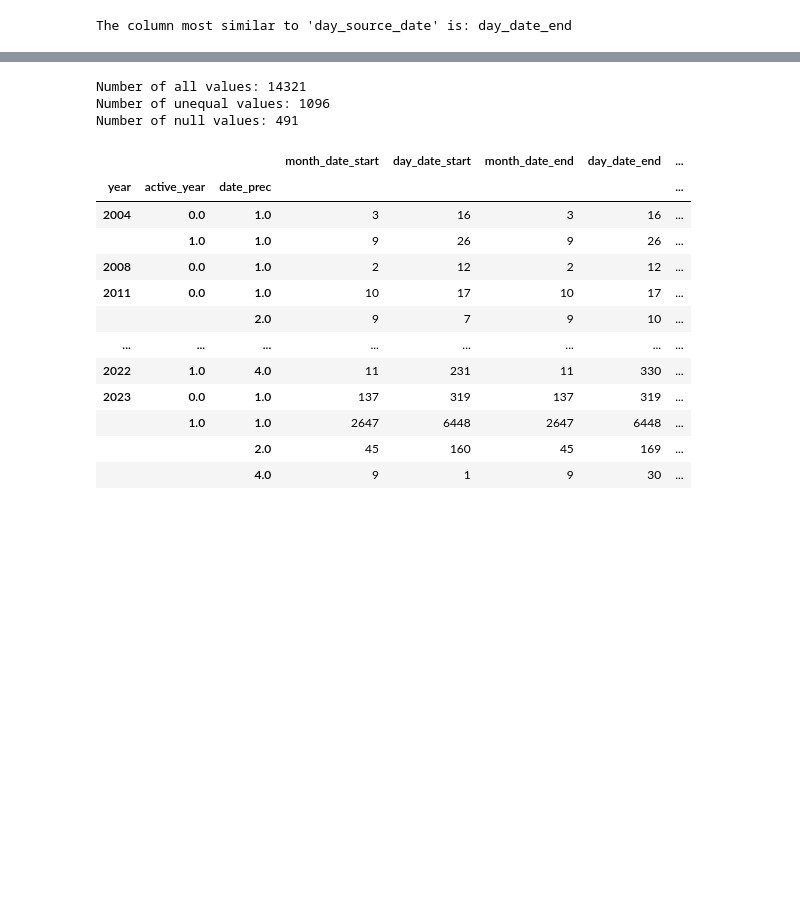
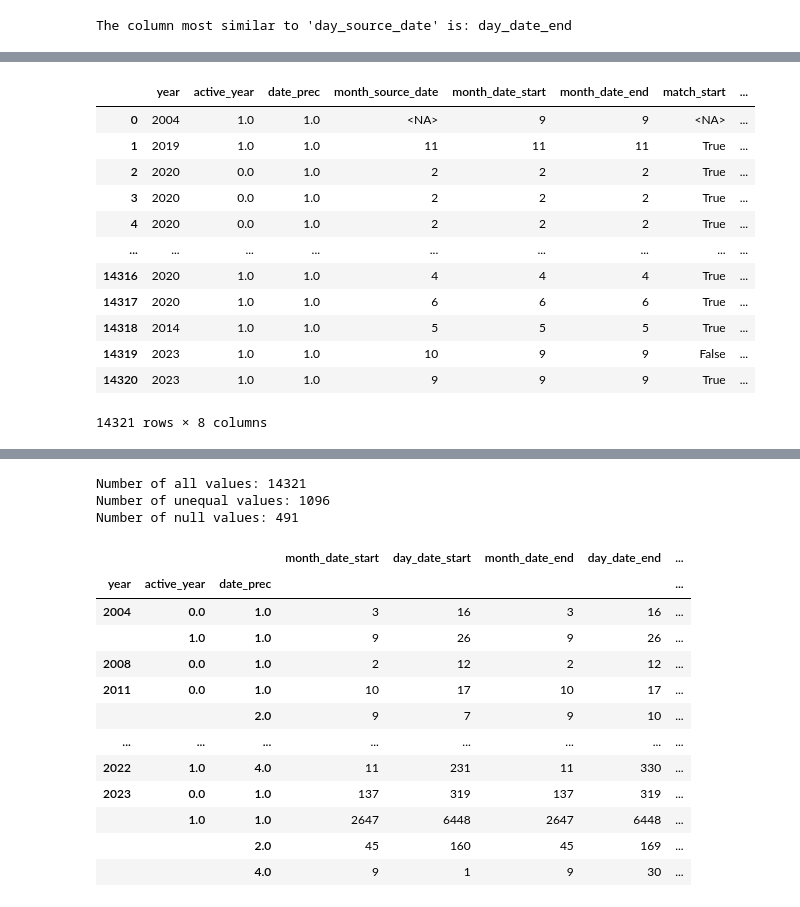
Before and after one commit to hananbahtiti/School, a Jupyter notebook: syria.ipynb, the cells around one changed output, grey strips where cells are left out. Cells and saved outputs as stored; diff of their text form; code cells hidden in the pictures; blank space fills up the shorter version.

```diff
--- a/syria.ipynb
+++ b/syria.ipynb
@@ -676,9 +677,9 @@ print(f"The column most similar to 'day_source_date' is: {most_similar_column}")
 # %% [output]
 The column most similar to 'day_source_date' is: day_date_end
 # %%
-df_date['year_source_date'] = df_date['year'].fillna(df_date['year'])
-df_date['month_source_date'] = df_date['month_source_date'].fillna(df_date['month_date_end'])
-df_date['day_source_date'] = df_date['day_source_date'].fillna(df_date['day_date_end'])
+#df_date['year_source_date'] = df_date['year'].fillna(df_date['year'])
+#df_date['month_source_date'] = df_date['month_source_date'].fillna(df_date['month_date_end'])
+#df_date['day_source_date'] = df_date['day_source_date'].fillna(df_date['day_date_end'])
 # %%
 df_date.info()
 df_date.head()
@@ -708,0 +745,33 @@ memory usage: 699.4 KB
+# %%
+# إضافة عمود يوضح إذا كانت month_source_date = month_date_start
+df_date['match_start'] = df_date['month_source_date'] == df_date['month_date_start']
+
+# إضافة عمود يوضح إذا كانت month_source_date = month_date_end
+df_date['match_end'] = df_date['month_source_date'] == df_date['month_date_end']
+
+# تحديد الأعمدة المراد عرضها
+columns_to_show = [
+    'year', 'active_year', 'date_prec',
+    'month_source_date', 'month_date_start', 'month_date_end',
+    'match_start', 'match_end'
+]
+
+# عرض الصفوف المطلوبة مع القيم الفارغة
+result_df = df_date[columns_to_show]
+
+# طباعة النتائج
+result_df
+# %% [output]
+|  | year | active_year | date_prec | month_source_date | month_date_start | month_date_end | match_start | ... |
+| 0 | 2004 | 1.0 | 1.0 | <NA> | 9 | 9 | <NA> | ... |
+| 1 | 2019 | 1.0 | 1.0 | 11 | 11 | 11 | True | ... |
+| 2 | 2020 | 0.0 | 1.0 | 2 | 2 | 2 | True | ... |
+| 3 | 2020 | 0.0 | 1.0 | 2 | 2 | 2 | True | ... |
+| 4 | 2020 | 0.0 | 1.0 | 2 | 2 | 2 | True | ... |
+| ... | ... | ... | ... | ... | ... | ... | ... | ... |
+| 14316 | 2020 | 1.0 | 1.0 | 4 | 4 | 4 | True | ... |
+| 14317 | 2020 | 1.0 | 1.0 | 6 | 6 | 6 | True | ... |
+| 14318 | 2014 | 1.0 | 1.0 | 5 | 5 | 5 | True | ... |
+| 14319 | 2023 | 1.0 | 1.0 | 10 | 9 | 9 | False | ... |
+| 14320 | 2023 | 1.0 | 1.0 | 9 | 9 | 9 | True | ... |
+14321 rows × 8 columns
```
Also changed, not shown: parts of 13 cells of this notebook.
